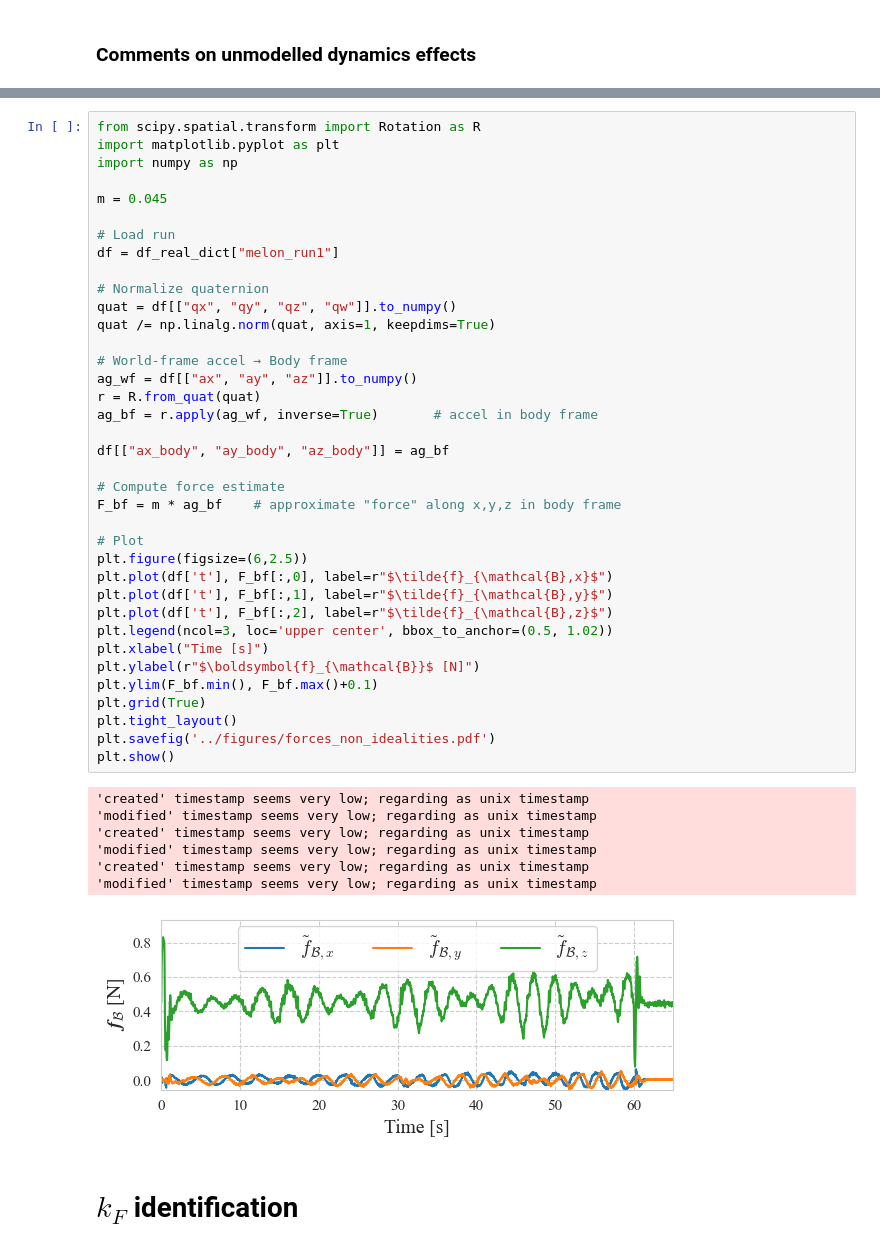
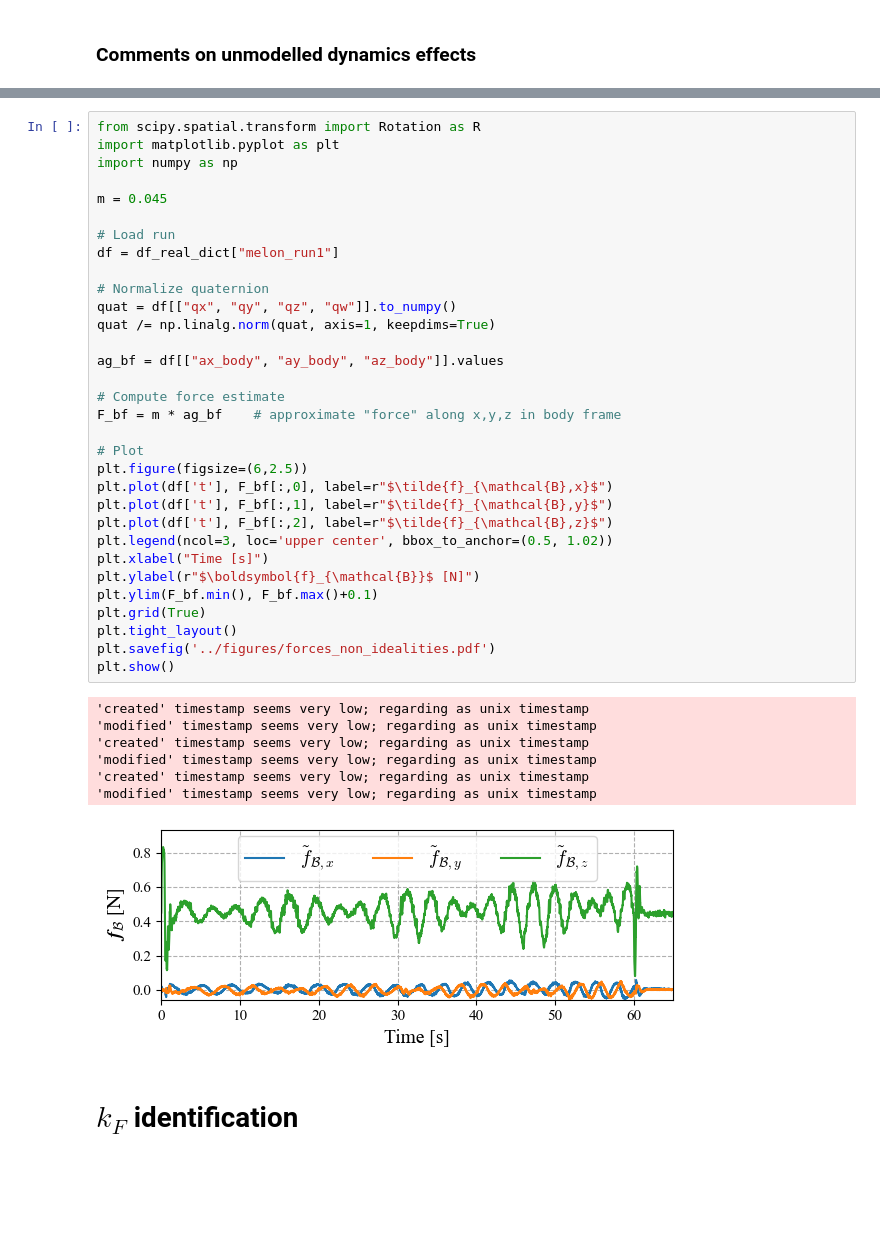
Before and after one commit to idsia-robotics/nanodrone-sysid-benchmark, a Jupyter notebook: train/thurst_drag_coeff_identification.ipynb, the cells around one changed output, grey strips where cells are left out. Drawn from its saved outputs; the diff is of its cells as text; blank space fills up the shorter version.

```diff
--- a/train/thurst_drag_coeff_identification.ipynb
+++ b/train/thurst_drag_coeff_identification.ipynb
@@ -50,40 +66,35 @@ m = 0.045
 df = df_real_dict["melon_run1"]
 
 # Normalize quaternion
 quat = df[["qx", "qy", "qz", "qw"]].to_numpy()
 quat /= np.linalg.norm(quat, axis=1, keepdims=True)
 
-# World-frame accel → Body frame
-ag_wf = df[["ax", "ay", "az"]].to_numpy()
-r = R.from_quat(quat)
-ag_bf = r.apply(ag_wf, inverse=True)       # accel in body frame
-
-df[["ax_body", "ay_body", "az_body"]] = ag_bf
+ag_bf = df[["ax_body", "ay_body", "az_body"]].values
 
 # Compute force estimate
 F_bf = m * ag_bf    # approximate "force" along x,y,z in body frame
 
 # Plot
 plt.figure(figsize=(6,2.5))
 plt.plot(df['t'], F_bf[:,0], label=r"$\tilde{f}_{\mathcal{B},x}$")
 plt.plot(df['t'], F_bf[:,1], label=r"$\tilde{f}_{\mathcal{B},y}$")
 plt.plot(df['t'], F_bf[:,2], label=r"$\tilde{f}_{\mathcal{B},z}$")
 plt.legend(ncol=3, loc='upper center', bbox_to_anchor=(0.5, 1.02))
 plt.xlabel("Time [s]")
 plt.ylabel(r"$\boldsymbol{f}_{\mathcal{B}}$ [N]")
 plt.ylim(F_bf.min(), F_bf.max()+0.1)
 plt.grid(True)
 plt.tight_layout()
 plt.savefig('../figures/forces_non_idealities.pdf')
 plt.show()
 # %% [output]
 'created' timestamp seems very low; regarding as unix timestamp
 'modified' timestamp seems very low; regarding as unix timestamp
 'created' timestamp seems very low; regarding as unix timestamp
 'modified' timestamp seems very low; regarding as unix timestamp
 'created' timestamp seems very low; regarding as unix timestamp
 'modified' timestamp seems very low; regarding as unix timestamp
-[figure, old version]
+[figure, new version]
 # %% [markdown]
 # $k_F$ identification
 # %%
```
Also changed, not shown: parts of 19 cells of this notebook, 36 other files.
